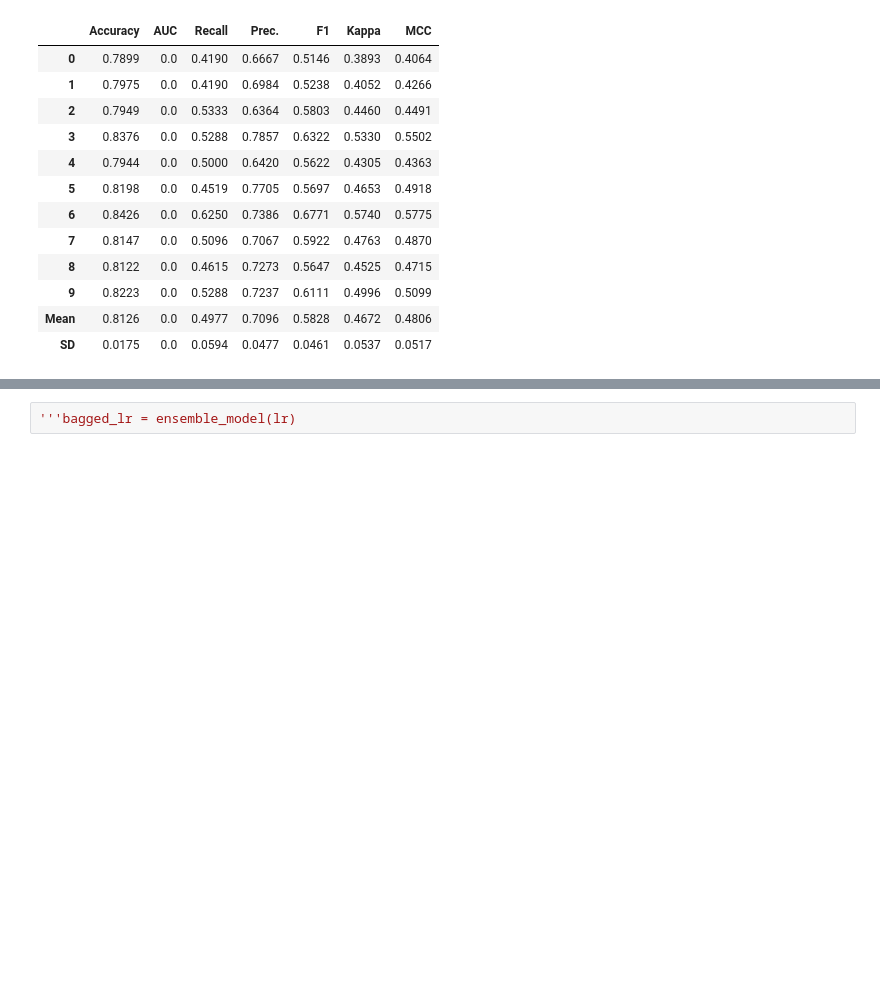
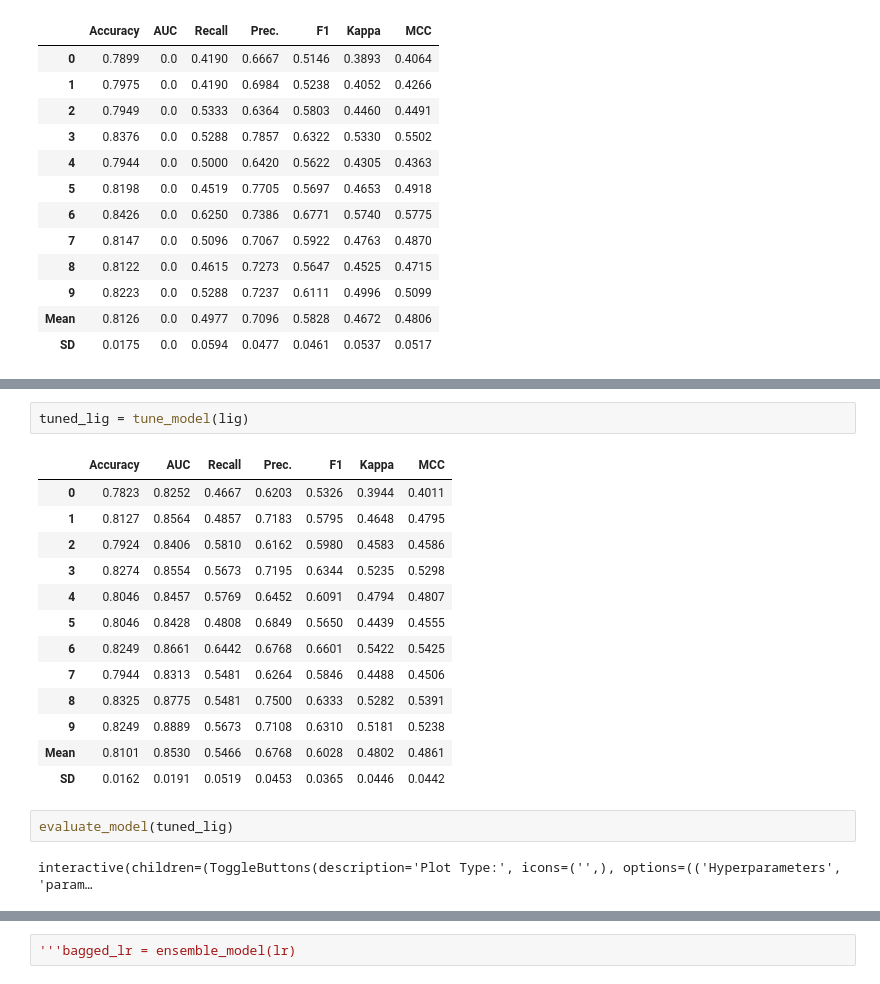
Before and after one commit to jjefferson2006/DSWP_JJ_altera, a Jupyter notebook: desafio_analise_5_ordenado.ipynb, the cells around one changed output, grey strips where cells are left out. Cells and saved outputs as stored; diff of their text form; blank space fills up the shorter version.

```diff
--- a/desafio_analise_5_ordenado.ipynb
+++ b/desafio_analise_5_ordenado.ipynb
@@ -1266,0 +1301,20 @@ blender_h_2 = blend_models(estimator_list=[ tuned_lda, tuned_gbc], method ='hard
+# %%
+tuned_lig = tune_model(lig)
+# %% [output]
+|  | Accuracy | AUC | Recall | Prec. | F1 | Kappa | MCC |
+| 0 | 0.7823 | 0.8252 | 0.4667 | 0.6203 | 0.5326 | 0.3944 | 0.4011 |
+| 1 | 0.8127 | 0.8564 | 0.4857 | 0.7183 | 0.5795 | 0.4648 | 0.4795 |
+| 2 | 0.7924 | 0.8406 | 0.5810 | 0.6162 | 0.5980 | 0.4583 | 0.4586 |
+| 3 | 0.8274 | 0.8554 | 0.5673 | 0.7195 | 0.6344 | 0.5235 | 0.5298 |
+| 4 | 0.8046 | 0.8457 | 0.5769 | 0.6452 | 0.6091 | 0.4794 | 0.4807 |
+| 5 | 0.8046 | 0.8428 | 0.4808 | 0.6849 | 0.5650 | 0.4439 | 0.4555 |
+| 6 | 0.8249 | 0.8661 | 0.6442 | 0.6768 | 0.6601 | 0.5422 | 0.5425 |
+| 7 | 0.7944 | 0.8313 | 0.5481 | 0.6264 | 0.5846 | 0.4488 | 0.4506 |
+| 8 | 0.8325 | 0.8775 | 0.5481 | 0.7500 | 0.6333 | 0.5282 | 0.5391 |
+| 9 | 0.8249 | 0.8889 | 0.5673 | 0.7108 | 0.6310 | 0.5181 | 0.5238 |
+| Mean | 0.8101 | 0.8530 | 0.5466 | 0.6768 | 0.6028 | 0.4802 | 0.4861 |
+| SD | 0.0162 | 0.0191 | 0.0519 | 0.0453 | 0.0365 | 0.0446 | 0.0442 |
+# %%
+evaluate_model(tuned_lig)
+# %% [output]
+interactive(children=(ToggleButtons(description='Plot Type:', icons=('',), options=(('Hyperparameters', 'param…
```
Also changed, not shown: parts of 15 cells of this notebook.
